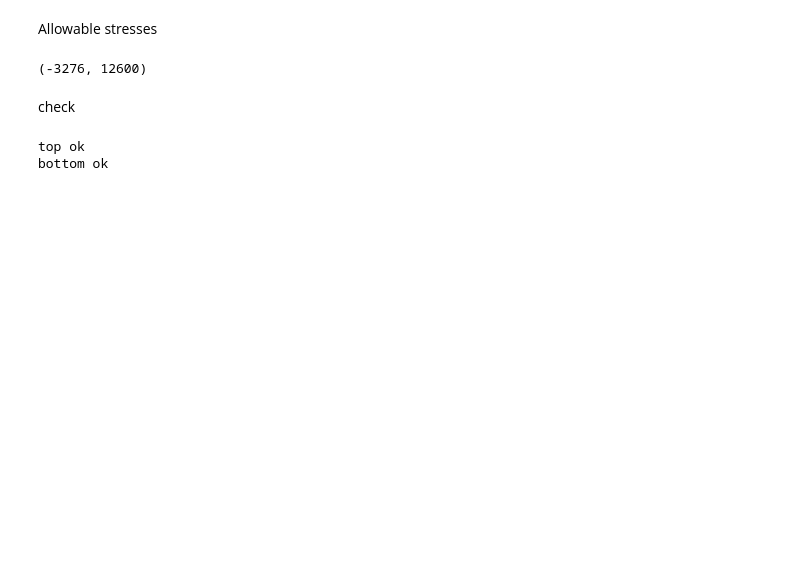
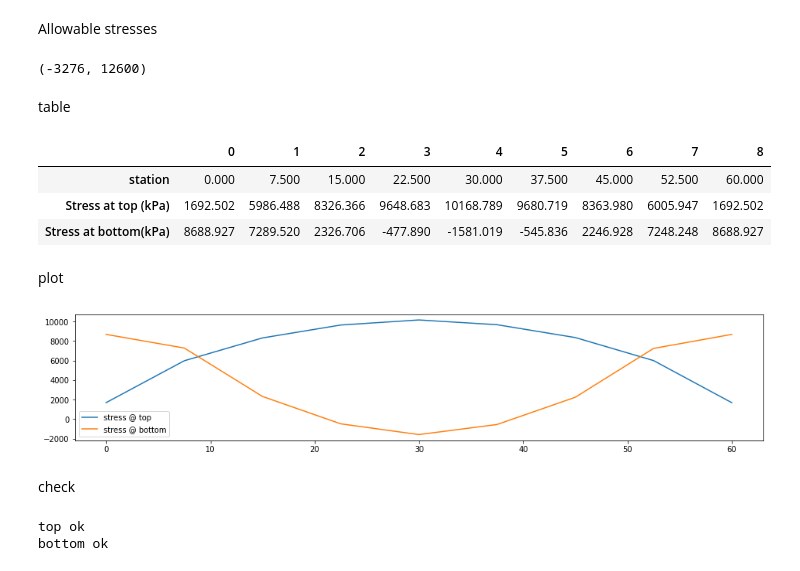
Before and after one commit to Rawrr-123/PSC_bridge, a Jupyter notebook: prestressed.ipynb, the cells around one changed output. Saved outputs shown, nothing was run; the diff lists cells and outputs as text; code cells hidden in the pictures; blank space fills up the shorter version.

```diff
--- a/prestressed.ipynb
+++ b/prestressed.ipynb
@@ -403,6 +502,25 @@ tauBot_perm = int(0.36*35*1000) #permissible stress on top (compression) kN/m2
 tauTop_perm, tauBot_perm
 # %% [output]
 (-3276, 12600)
+# %% [markdown]
+table
+# %%
+pd.DataFrame([sc, tauTop_RII, tauBot_RII], index= ['station', 'Stress at top (kPa)', 'Stress at bottom(kPa)']).round(3)
+# %% [output]
+|  | 0 | 1 | 2 | 3 | 4 | 5 | 6 | 7 | 8 |
+| station | 0.000 | 7.500 | 15.000 | 22.500 | 30.000 | 37.500 | 45.000 | 52.500 | 60.000 |
+| Stress at top (kPa) | 1692.502 | 5986.488 | 8326.366 | 9648.683 | 10168.789 | 9680.719 | 8363.980 | 6005.947 | 1692.502 |
+| Stress at bottom(kPa) | 8688.927 | 7289.520 | 2326.706 | -477.890 | -1581.019 | -545.836 | 2246.928 | 7248.248 | 8688.927 |
+# %% [markdown]
+plot
+# %%
+f, ax = plt.subplots(figsize = (16,3))
+ax.plot(sc, tauTop_RII, label = 'stress @ top')
+ax.plot(sc, tauBot_RII, label = 'stress @ bottom')
+plt.legend()
+plt.show()
+# %% [output]
+[figure, added]
 # %% [markdown]
 check
 # %%
```
Also changed, not shown: parts of 61 cells of this notebook, 16 other files.
